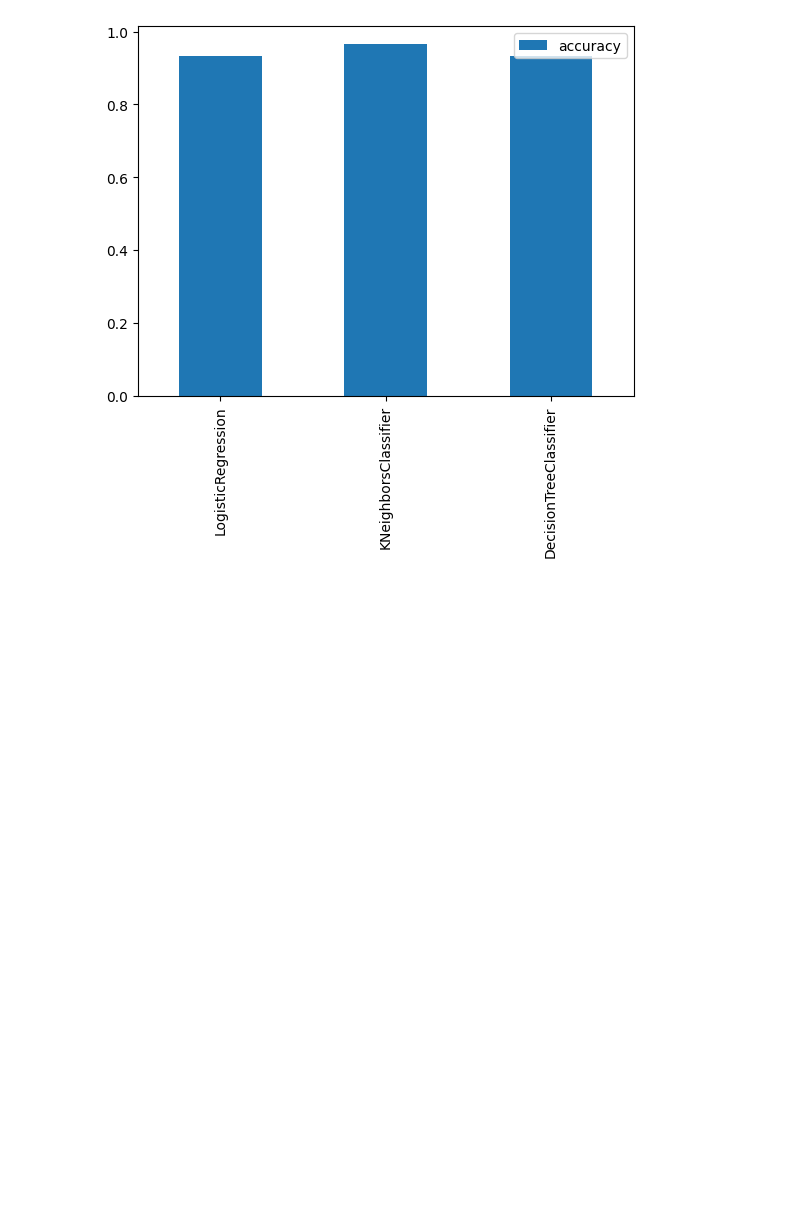
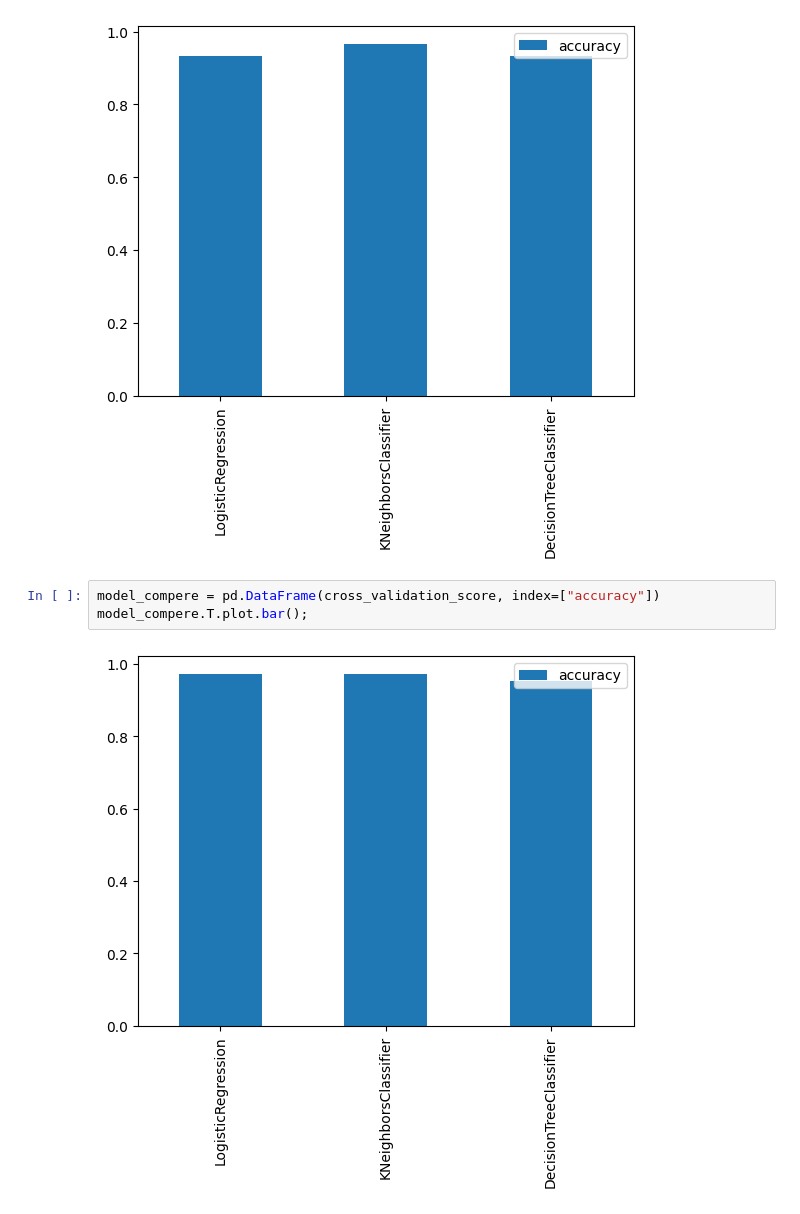
Before and after one commit to Haakim19/Mechine-Learning-Projects, a Jupyter notebook: iris-data-classification.ipynb, the cells around one changed output. Cells and saved outputs as stored; diff of their text form; blank space fills up the shorter version.

Commit message:
Mechine learning model trained sucessfull

```diff
--- a/iris-data-classification.ipynb
+++ b/iris-data-classification.ipynb
@@ -307,3 +308,8 @@ model_compere = pd.DataFrame(model_score, index=["accuracy"])
 model_compere.T.plot.bar();
 # %% [output]
 [figure]
+# %%
+model_compere = pd.DataFrame(cross_validation_score, index=["accuracy"])
+model_compere.T.plot.bar();
+# %% [output]
+[figure, added]
```
Also changed, not shown: parts of 14 cells of this notebook.
